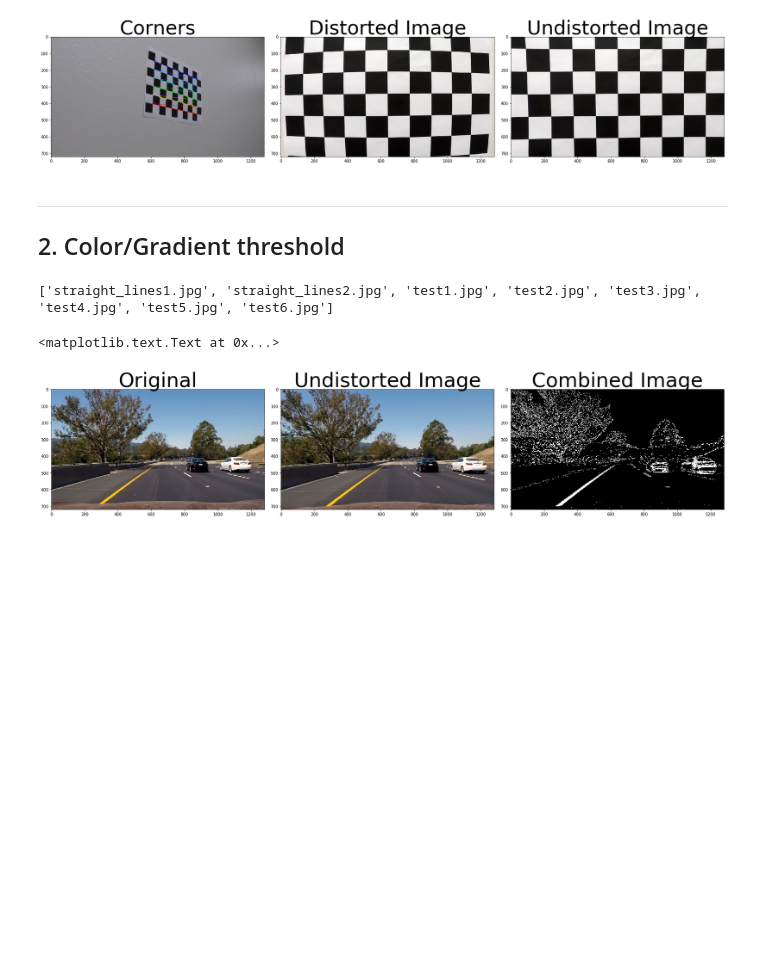
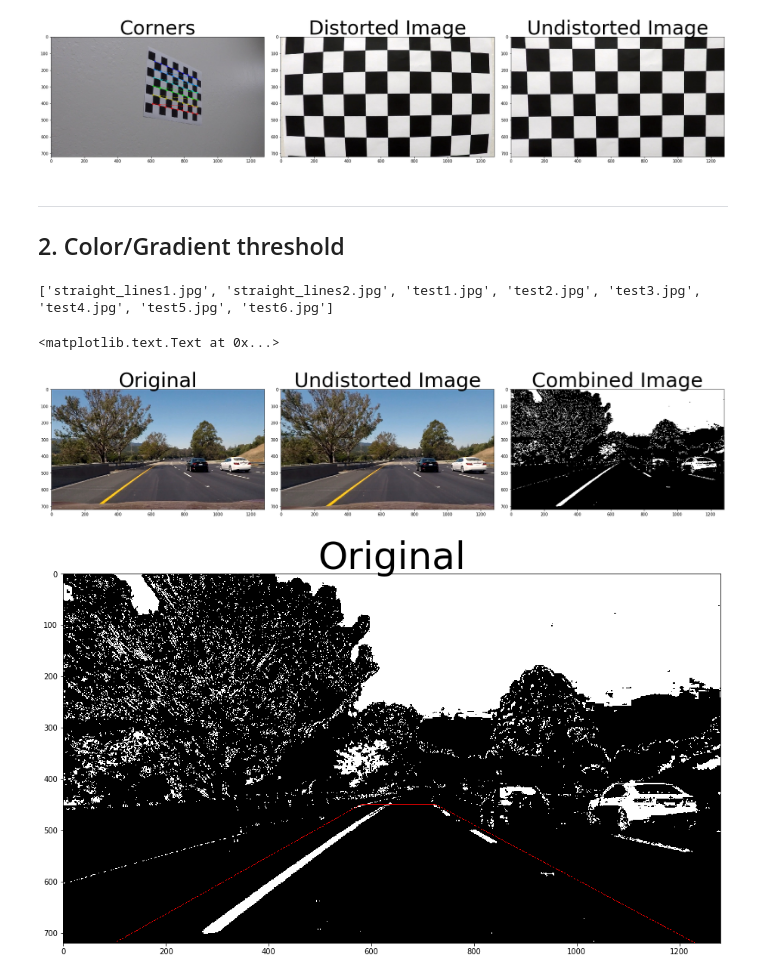
Before and after one commit to AZEngaria/CarND-P4-AdvanceLaneFinding, a Jupyter notebook: AdvanceLaneFindings.ipynb, the cells around one changed output. Drawn from its saved outputs; the diff is of its cells as text; code cells hidden in the pictures; blank space fills up the shorter version.

```diff
--- a/AdvanceLaneFindings.ipynb
+++ b/AdvanceLaneFindings.ipynb
@@ -137,7 +136,7 @@ def color_threshold(image, sthresh=(0,255), vthresh=(0,255)):
     hsv_image = convertRGBToHSV(image)
     v_channel = hsv_image[:,:,2]
     v_binary = np.zeros_like(v_channel)
-    v_binary[(s_channel >= vthresh[0]) & (s_channel <= vthresh[1])] = 1
+    v_binary[(v_channel >= vthresh[0]) & (v_channel <= vthresh[1])] = 1
 
     output = np.zeros_like(s_binary)
     output[(s_binary == 1) & (v_binary == 1)] = 1
@@ -156,40 +155,52 @@ print(test_images)
 # %%
 #| ((mag_binary == 1) & (dir_binary == 1))
 for image in test_images:
 
     img = mpimg.imread(test_images_path + image)
     undistorted, mtx, dist = undistortImage(img, objpoints, imgpoints, img.shape[1::-1])
     mpimg.imsave(undistorted_output + image, undistorted)
-    gradx = abs_sobel_thresh(undistorted, orient='x', sobel_kernel=3, thresh=(20, 100))
-    grady = abs_sobel_thresh(undistorted, orient='y', sobel_kernel=3, thresh=(30, 100))
+    gradx = abs_sobel_thresh(undistorted, orient='x', sobel_kernel=3, thresh=(30, 255))
+    grady = abs_sobel_thresh(undistorted, orient='y', sobel_kernel=3, thresh=(25, 255))
     mag_binary = mag_thresh(undistorted, sobel_kernel=5, mag_thresh=(30, 100))
     dir_binary = dir_threshold(undistorted, sobel_kernel=5, thresh=(0.6, 1.2))
-    color_binary = color_threshold(undistorted, sthresh=(170,255), vthresh=(170,255))
+    color_binary = color_threshold(undistorted, sthresh=(100,255), vthresh=(50,255))
 
-    preProcessImage = np.zeros_like(undistorted[:,:,0])
-    preProcessImage[((gradx == 1) & (grady == 1)) | ((mag_binary == 1) & (dir_binary == 1)) | (color_binary == 1) ] = 255
+    preProcessImage = np.zeros_like(img[:,:,0])
+    preProcessImage[((gradx == 1) & (grady == 1)) | (color_binary == 1) ] = 255
     temp_image = np.dstack((preProcessImage,preProcessImage,preProcessImage))
     mpimg.imsave(thresholded_output + image, temp_image)
 
     image_height = preProcessImage.shape[0]
     image_width  = preProcessImage.shape[1]
 
-    source_points = np.float32([[612.,440.],[668.,440.],[1110.,image_height],[190,image_height]])
-    destination_points = np.float32([[300.,0.],[1010.,0.],[1010.,image_height],[300,image_height]])
+    source_points = np.float32([[580.,450.],[725.,450.],[1230.,image_height],[100,image_height]])
+
+    destination_points = np.float32([[0,0],[image_width,0],[image_width,image_height],[0,image_height]])
 
     M = cv2.getPerspectiveTransform(source_points,destination_points)
-    # e) use cv2.warpPerspective() to warp your image to a top-down view
-    warped = cv2.warpPerspective(preProcessImage, M, (image_width, image_height))
+    warped = cv2.warpPerspective(undistorted, M, (image_width, image_height))
+    #temp_warped = np.dstack((warped,warped,warped))
     mpimg.imsave(warped_path + image, warped)
+
+
+points = np.array([[580,450],[725,450],[1230,image_height],[100,image_height]], np.int32)
+points = points.reshape((-1,1,2))
+test_polygon = np.copy(temp_image)
+cv2.polylines(test_polygon,[points],True,(255,0,0))
 
 f, (ax1,ax2,ax3) = plt.subplots(1,3,figsize=(24, 9))
 f.tight_layout()
 ax1.imshow(img)
 ax1.set_title('Original', fontsize=50)
 ax2.imshow(undistorted)
 ax2.set_title('Undistorted Image', fontsize=50)
 ax3.imshow(preProcessImage, cmap="gray")
 ax3.set_title('Combined Image', fontsize=50)
+
+f, (ax4) = plt.subplots(1,1,figsize=(24, 9))
+ax4.imshow(test_polygon)
+ax4.set_title('Original', fontsize=50)
 # %% [output]
 <matplotlib.text.Text at 0x...>
-[figure, old version]
+[figure, new version]
+[figure, added]
```
Also changed, not shown: parts of 1 cell of this notebook.
